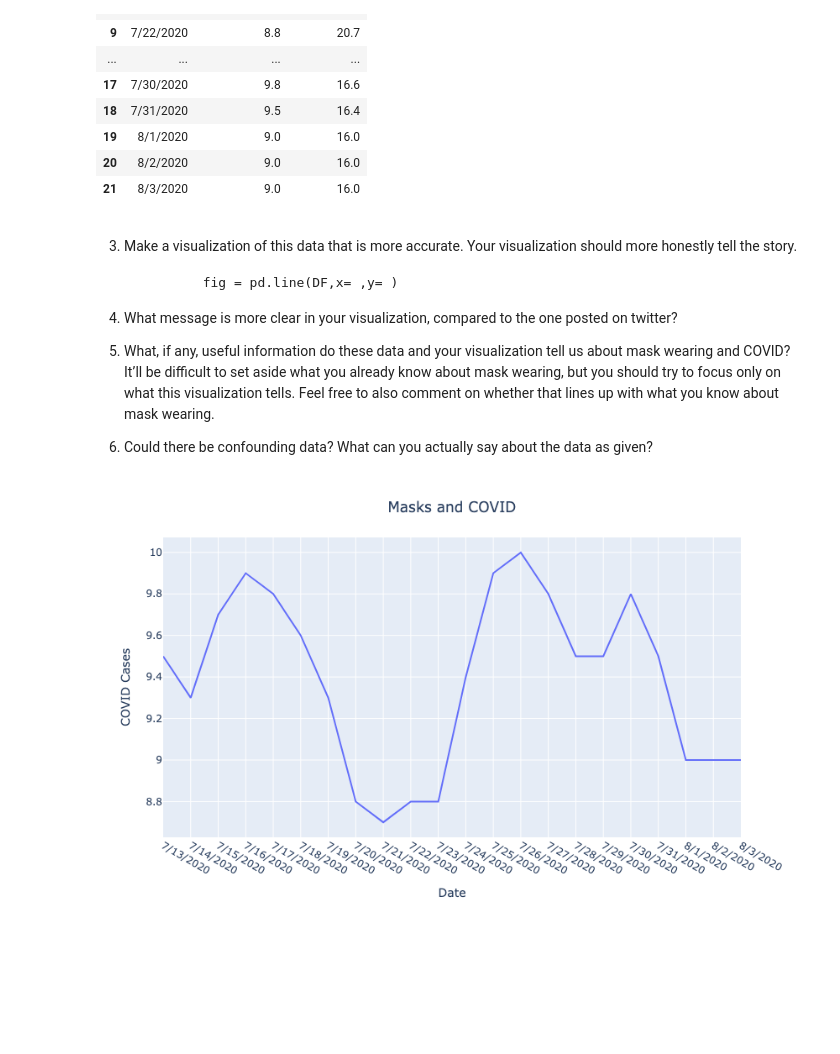
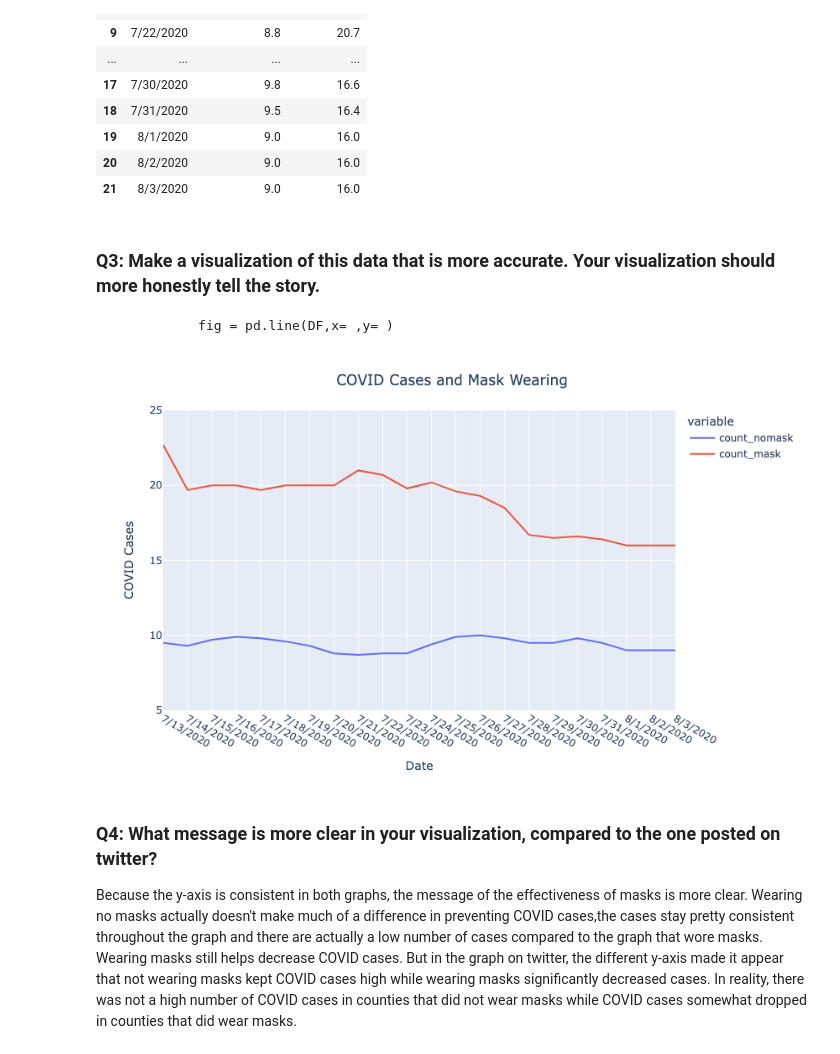
Before and after one commit to sophiamagcale/Day13, a Jupyter notebook: Day13-HW.ipynb, the cells around one changed output. Cells and saved outputs as stored; diff of their text form; code cells hidden in the pictures; blank space fills up the shorter version.

```diff
--- a/Day13-HW.ipynb
+++ b/Day13-HW.ipynb
@@ -131,25 +136,25 @@ DF
 | 20 | 8/2/2020 | 9.0 | 16.0 |
 | 21 | 8/3/2020 | 9.0 | 16.0 |
 # %% [markdown]
-3. Make a visualization of this data that is more accurate. Your visualization should more honestly tell the story.
+### Q3: Make a visualization of this data that is more accurate. Your visualization should more honestly tell the story.
 
                fig = pd.line(DF,x= ,y= )
-
-
-5. What message is more clear in your visualization, compared to the one posted on twitter?
-6. What, if any, useful information do these data and your visualization tell us about mask wearing and COVID? It’ll be difficult to set aside what you already know about mask wearing, but you should try to focus only on what this visualization tells. Feel free to also comment on whether that lines up with what you know about mask wearing.
-7. Could there be confounding data? What can you actually say about the data as given?
 # %%
-fig = px.line(DF,x='date', y='count_nomask')
+fig = px.line(DF,x='date', y=['count_nomask','count_mask'])
 
-fig.update_layout(title='Masks and COVID',
+fig.update_layout(title='COVID Cases and Mask Wearing',
                   title_x=0.5,
                   xaxis_title="Date",
                   xaxis_range=["7/13/2020", "8/3/2020"],
+                  yaxis_range=[5, 25],
                   yaxis_title="COVID Cases",
                   autosize=False,
                   width=800,
                   height=500)
 fig.show()
 # %% [output]
-[figure, old version]
+[figure, new version]
+# %% [markdown]
+### Q4: What message is more clear in your visualization, compared to the one posted on twitter?
+
+Because the y-axis is consistent in both graphs, the message of the effectiveness of masks is more clear. Wearing no masks actually doesn't make much of a difference in preventing COVID cases,the cases stay pretty consistent throughout the graph and there are actually a low number of cases compared to the graph that wore masks. Wearing masks still helps decrease COVID cases. But in the graph on twitter, the different y-axis made it appear that not wearing masks kept COVID cases high while wearing masks significantly decreased cases. In reality, there was not a high number of COVID cases in counties that did not wear masks while COVID cases somewhat dropped in counties that did wear masks.
```
Also changed, not shown: parts of 5 cells of this notebook.
